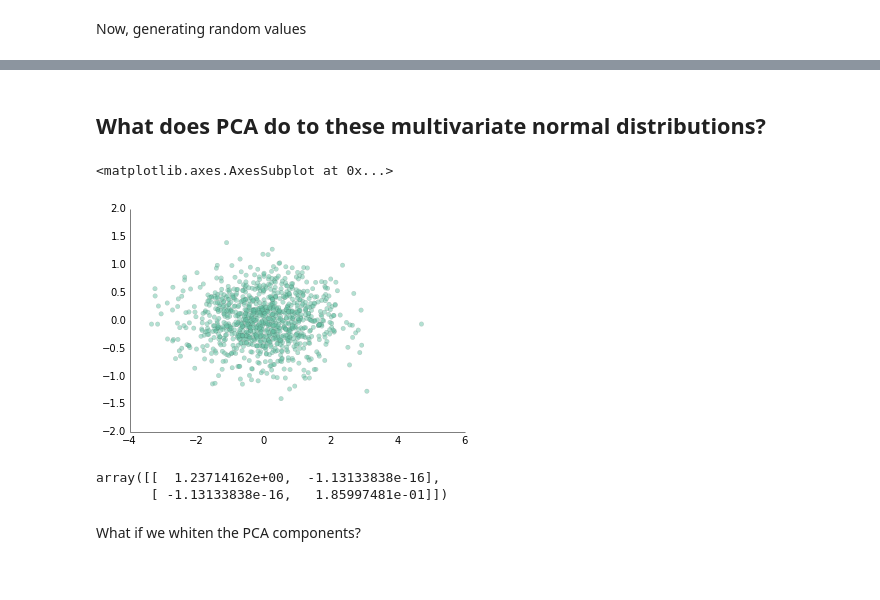
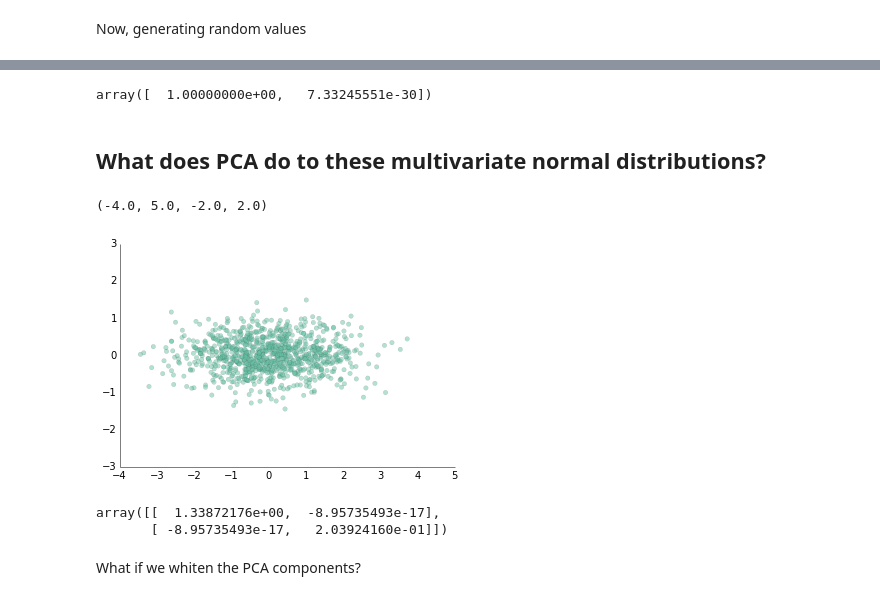
Before and after one commit to Berkeley-MIDS-ML/sklearn-clustering, a Jupyter notebook: Multivariate_Normal.ipynb, the cells around one changed output, grey strips where cells are left out. Saved outputs shown, nothing was run; the diff lists cells and outputs as text; code cells hidden in the pictures.

```diff
--- a/Multivariate_Normal.ipynb
+++ b/Multivariate_Normal.ipynb
@@ -137,0 +120,6 @@ ppl.scatter(examples[:,0], examples[:,1])
+# %%
+# what about truly one-dimensional data?
+means = [1, 2]
+covs = [[1, .5], [.5, 0]]
+examples = mn.rvs(means, covs, 1000)
+ppl.scatter(examples[:,0], examples[:,1])
@@ -138,3 +151,7 @@ ppl.scatter(examples[:,0], examples[:,1])
+# %%
+basic_pca.explained_variance_ratio_
+# %% [output]
+array([  1.00000000e+00,   7.33245551e-30])
 # %% [markdown]
 ## What does PCA do to these multivariate normal distributions?
 # %%
@@ -145,13 +162,14 @@ basic_pca = PCA()
 transformed = basic_pca.fit_transform(examples)
 # %%
 ppl.scatter(transformed[:,0], transformed[:,1])
+plt.axis('equal')
 # %% [output]
-<matplotlib.axes.AxesSubplot at 0x...>
+(-4.0, 5.0, -2.0, 2.0)
-[figure, old version]
+[figure, new version]
 # %%
 np.cov(transformed, rowvar=False)
 # %% [output]
-array([[  1.23714162e+00,  -1.13133838e-16],
-       [ -1.13133838e-16,   1.85997481e-01]])
+array([[  1.33872176e+00,  -8.95735493e-17],
+       [ -8.95735493e-17,   2.03924160e-01]])
 # %% [markdown]
 What if we whiten the PCA components?
```
Also changed, not shown: parts of 29 cells of this notebook.
